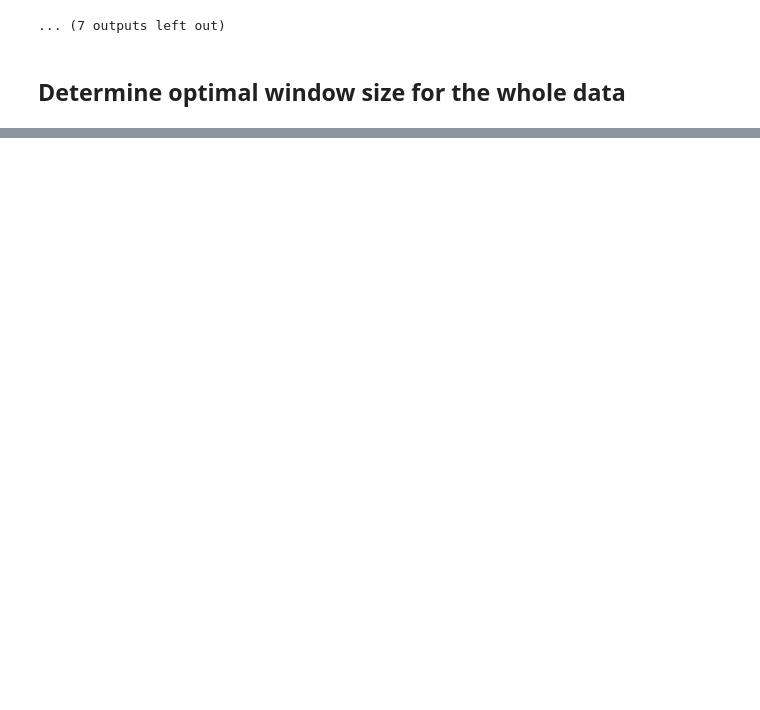
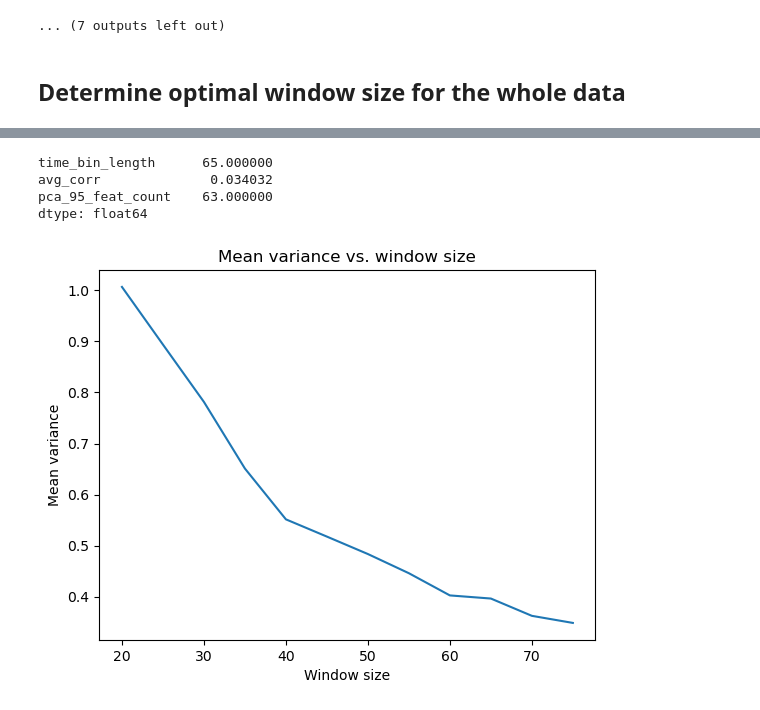
Before and after one commit to yuanhao-chen-nyoeghau/Wav2Vec2ForBrain, a Jupyter notebook: analysis_2.ipynb, the cells around one changed output, grey strips where cells are left out. Saved outputs shown, nothing was run; the diff lists cells and outputs as text; code cells hidden in the pictures; blank space fills up the shorter version.

```diff
--- a/analysis_2.ipynb
+++ b/analysis_2.ipynb
@@ -195 +211,24 @@ pca_95_feat_count    70.460000
 dtype: float64
+# %%
+results_p_df.median()
+# %% [output]
+time_bin_length      65.000000
+avg_corr              0.034032
+pca_95_feat_count    63.000000
+dtype: float64
+# %%
+mean_vars = []
+bins = range(20, 80, 5)
+for bin_len in tqdm(bins):
+    df = get_time_series_df(sentences[0], bin_len)
+    vars = df.var()
+    mean_var = df.var().mean()
+    mean_vars.append(mean_var)
+
+plt.plot(bins, mean_vars)
+plt.xlabel("Window size")
+plt.ylabel("Mean variance")
+plt.title("Mean variance vs. window size")
+plt.show()
+# %% [output]
+[figure, added]
```
Also changed, not shown: parts of 11 cells of this notebook, 3 other files.
